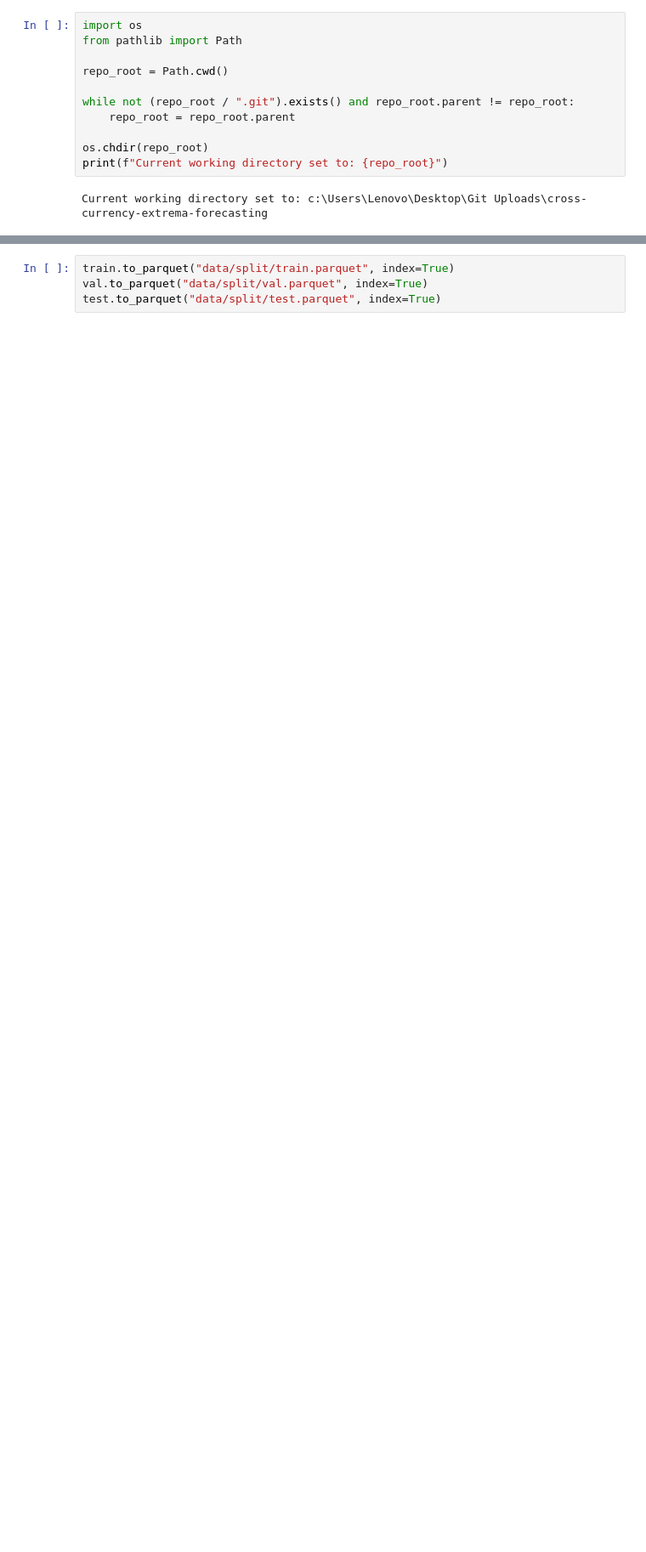
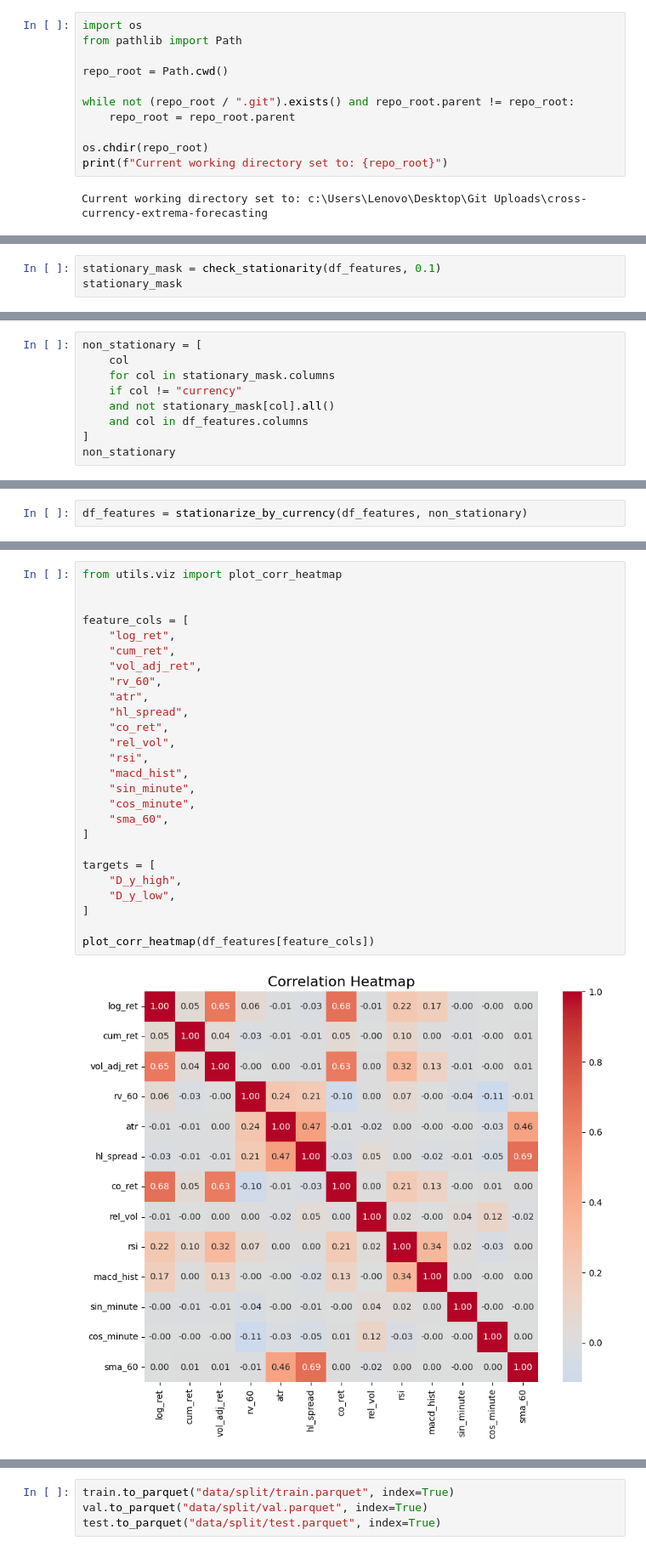
Before and after one commit to Yosri-Ben-Halima/cross-currency-extrema-forecasting, a Jupyter notebook: notebooks/03_feature_engineering.ipynb, the cells around one changed output, grey strips where cells are left out. Shown at 85% size. Drawn from its saved outputs; the diff is of its cells as text; blank space fills up the shorter version.

```diff
--- a/notebooks/03_feature_engineering.ipynb
+++ b/notebooks/03_feature_engineering.ipynb
@@ -34,0 +43,3 @@ df_features = fc.compute_all_features()
+# %%
+stationary_mask = check_stationarity(df_features, 0.1)
+stationary_mask
@@ -34,0 +78,9 @@ df_features = fc.compute_all_features()
+# %%
+non_stationary = [
+    col
+    for col in stationary_mask.columns
+    if col != "currency"
+    and not stationary_mask[col].all()
+    and col in df_features.columns
+]
+non_stationary
@@ -34,0 +89,2 @@ df_features = fc.compute_all_features()
+# %%
+df_features = stationarize_by_currency(df_features, non_stationary)
@@ -35 +93,29 @@ df_features = fc.compute_all_features()
+# %%
+from utils.viz import plot_corr_heatmap
+
+
+feature_cols = [
+    "log_ret",
+    "cum_ret",
+    "vol_adj_ret",
+    "rv_60",
+    "atr",
+    "hl_spread",
+    "co_ret",
+    "rel_vol",
+    "rsi",
+    "macd_hist",
+    "sin_minute",
+    "cos_minute",
+    "sma_60",
+]
+
+targets = [
+    "D_y_high",
+    "D_y_low",
+]
+
+plot_corr_heatmap(df_features[feature_cols])
+# %% [output]
+[figure, added]
 # %%
```
Also changed, not shown: parts of 18 cells of this notebook, 6 other files.
